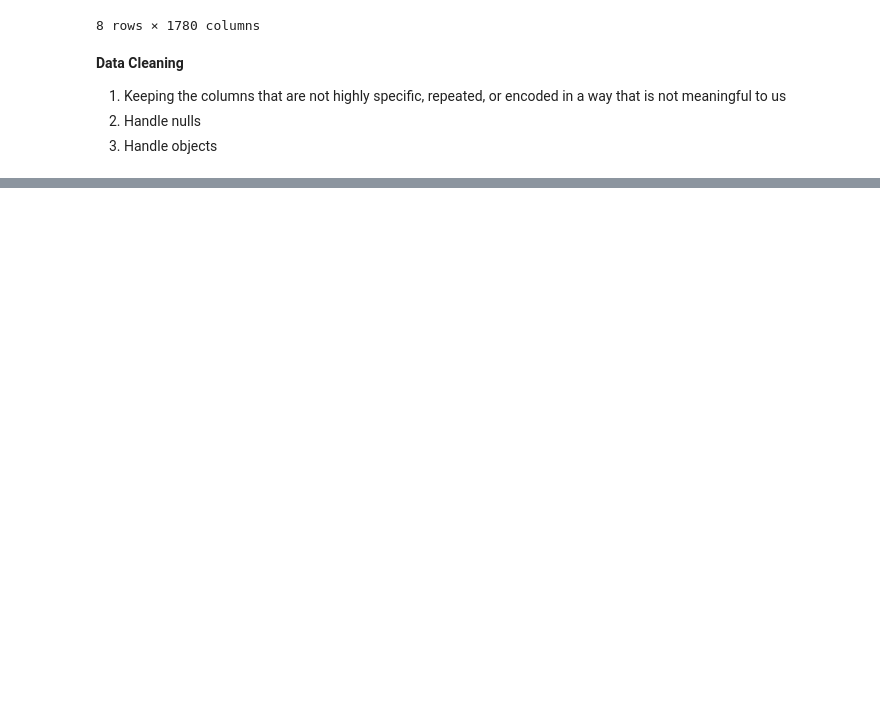
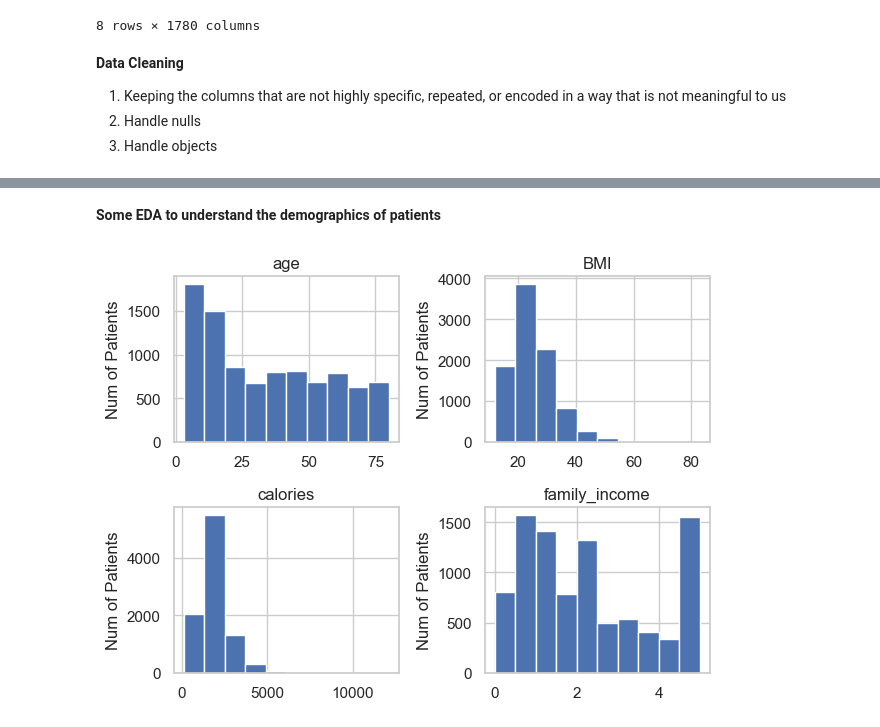
Before and after one commit to ErinPhillips/data_mining_midterm, a Jupyter notebook: midterm.ipynb, the cells around one changed output, grey strips where cells are left out. Saved outputs shown, nothing was run; the diff lists cells and outputs as text; code cells hidden in the pictures; blank space fills up the shorter version.

```diff
--- a/midterm.ipynb
+++ b/midterm.ipynb
@@ -580,3 +603,15 @@ Dataframe has 0 null values
+# %% [markdown]
+**Some EDA to understand the demographics of patients**
+# %%
+cols = ['age','BMI','calories','family_income']
+fig, ax = plt.subplots(2, 2)
+for i, col in enumerate(cols):
+    ax[i//2, i%2].hist(df[col])
+    ax[i//2, i%2].set_title(col)
+    ax[i//2, i%2].set_ylabel("Num of Patients")
+plt.tight_layout()
+# %% [output]
+[figure, added]
 # %%
 corr_matrix(df, 'Full dataset features correlation')
 # %% [output]
```
Also changed, not shown: parts of 16 cells of this notebook.
